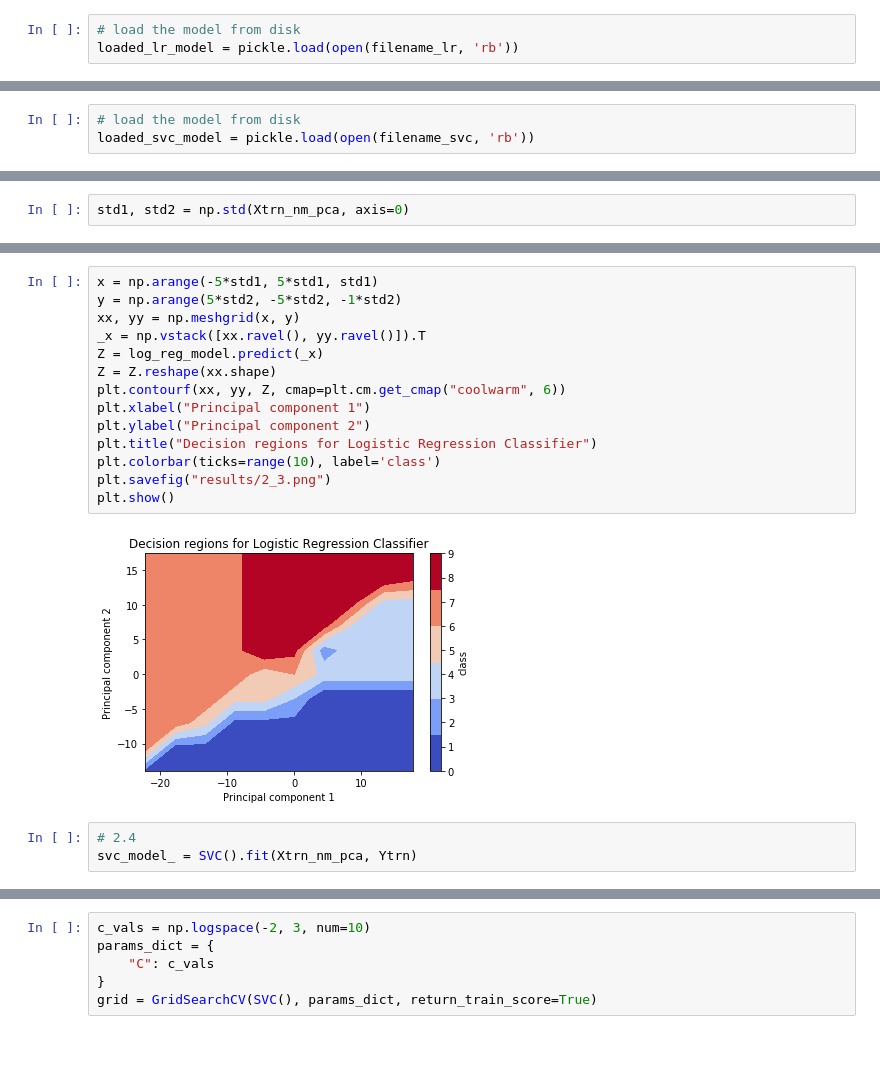
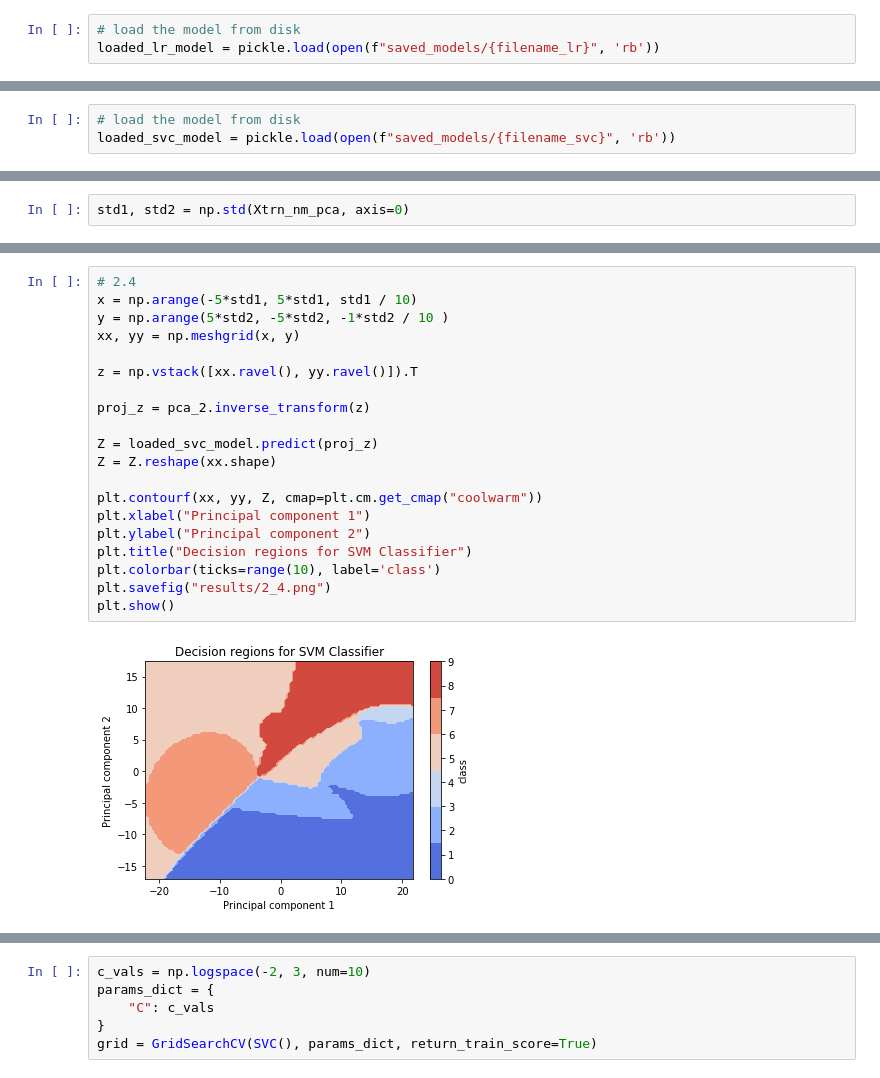
Before and after one commit to apurvmishra99/iaml-cw2, a Jupyter notebook: explore_q2.ipynb, the cells around one changed output, grey strips where cells are left out. Saved outputs shown, nothing was run; the diff lists cells and outputs as text; blank space fills up the shorter version.

```diff
--- a/explore_q2.ipynb
+++ b/explore_q2.ipynb
@@ -33,6 +34,6 @@ filename_lr = 'finalized_lr_model.sav'
 # %%
 # load the model from disk
-loaded_lr_model = pickle.load(open(filename_lr, 'rb'))
+loaded_lr_model = pickle.load(open(f"saved_models/{filename_lr}", 'rb'))
 # %%
 Ytst_nm_pred = loaded_lr_model.predict(Xtst_nm)
 # %%
@@ -63,6 +62,6 @@ pickle.dump(svc_model, open(filename_svc, 'wb'))
 # %%
 # load the model from disk
-loaded_svc_model = pickle.load(open(filename_svc, 'rb'))
+loaded_svc_model = pickle.load(open(f"saved_models/{filename_svc}", 'rb'))
 # %%
 Ytst_nm_pred_svc = loaded_svc_model.predict(Xtst_nm)
 # %%
@@ -94,19 +111,22 @@ log_reg_model = LogisticRegression().fit(Xtrn_nm_pca, Ytrn)
 # %%
-x = np.arange(-5*std1, 5*std1, std1)
-y = np.arange(5*std2, -5*std2, -1*std2)
+# 2.4
+x = np.arange(-5*std1, 5*std1, std1 / 10)
+y = np.arange(5*std2, -5*std2, -1*std2 / 10 )
 xx, yy = np.meshgrid(x, y)
-_x = np.vstack([xx.ravel(), yy.ravel()]).T
-Z = log_reg_model.predict(_x)
+
+z = np.vstack([xx.ravel(), yy.ravel()]).T
+
+proj_z = pca_2.inverse_transform(z)
+
+Z = loaded_svc_model.predict(proj_z)
 Z = Z.reshape(xx.shape)
-plt.contourf(xx, yy, Z, cmap=plt.cm.get_cmap("coolwarm", 6))
+
+plt.contourf(xx, yy, Z, cmap=plt.cm.get_cmap("coolwarm"))
 plt.xlabel("Principal component 1")
 plt.ylabel("Principal component 2")
-plt.title("Decision regions for Logistic Regression Classifier")
+plt.title("Decision regions for SVM Classifier")
 plt.colorbar(ticks=range(10), label='class')
-plt.savefig("results/2_3.png")
+plt.savefig("results/2_4.png")
 plt.show()
 # %% [output]
-[figure, old version]
+[figure, new version]
-# %%
-# 2.4
-svc_model_ = SVC().fit(Xtrn_nm_pca, Ytrn)
```
Also changed, not shown: parts of 11 cells of this notebook, 2 other files.
